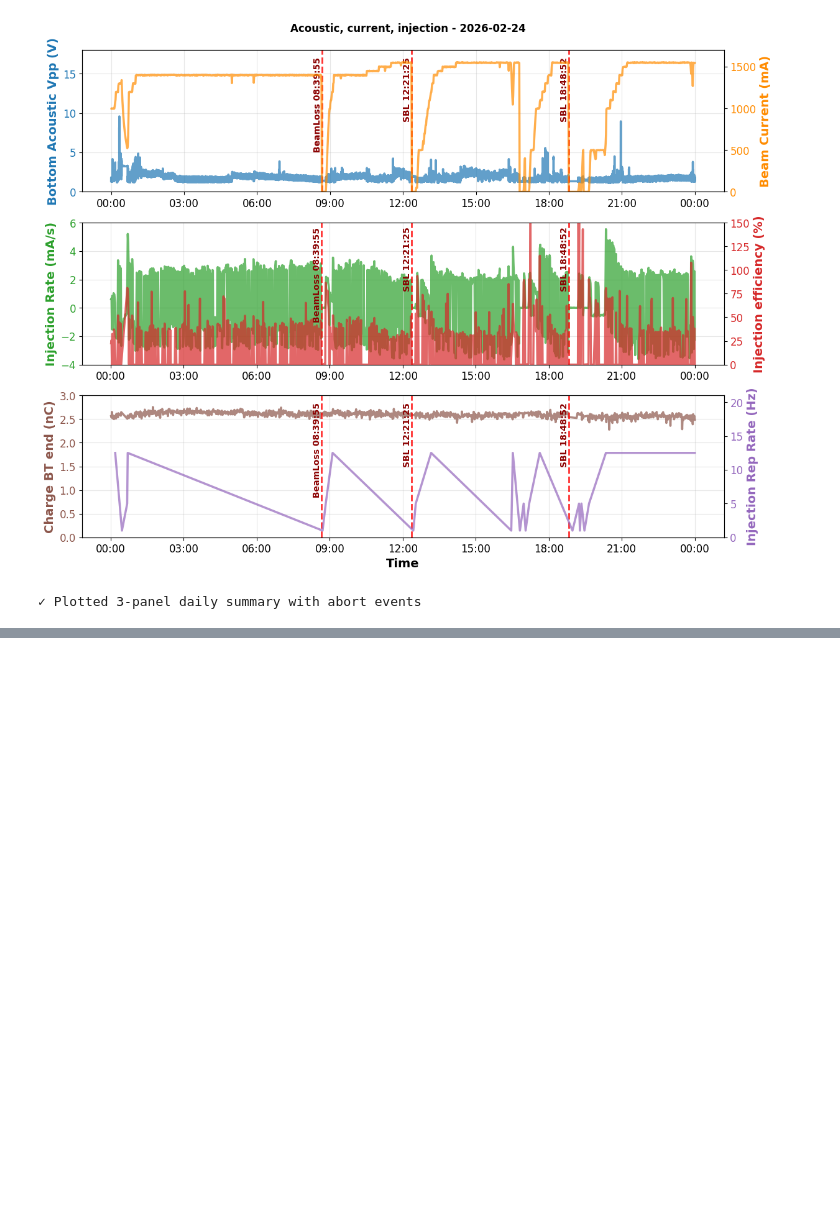
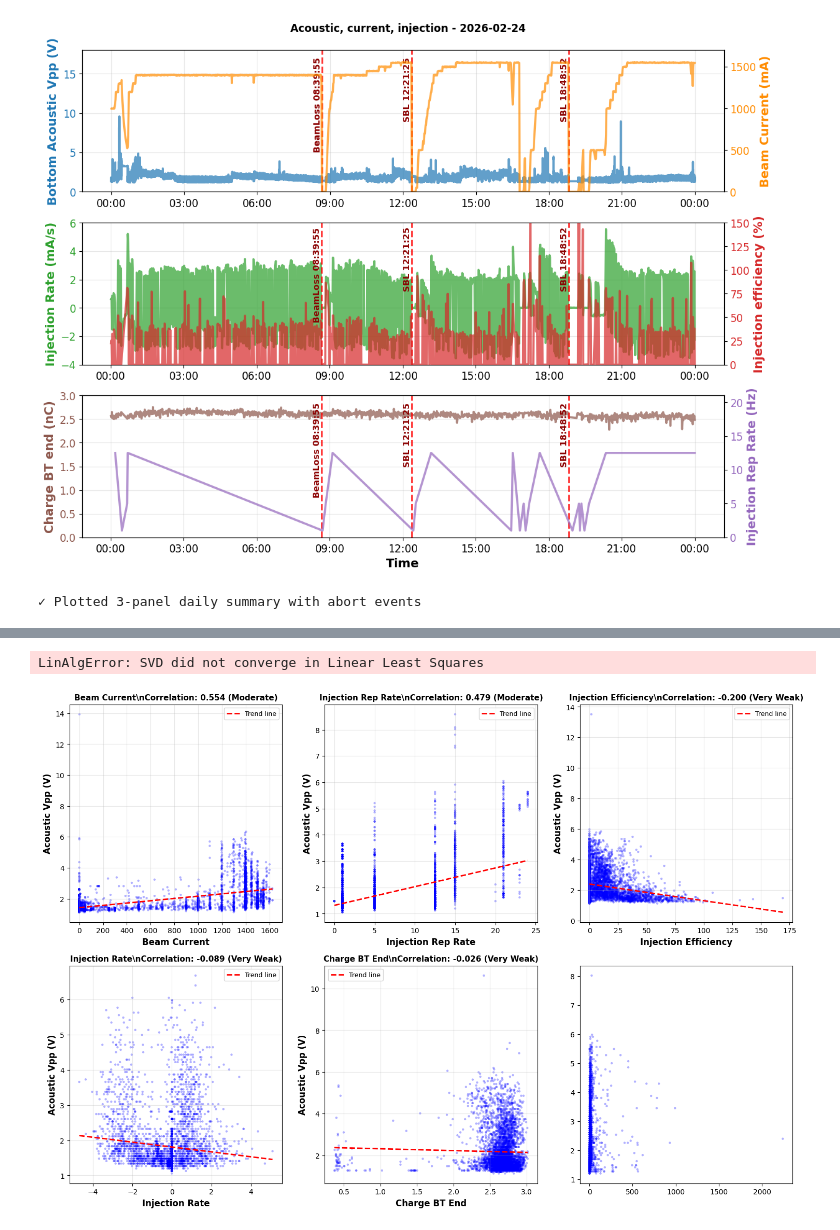
Before and after one commit to xylulu/SBL_code, a Jupyter notebook: Acoustic_csv_plotting_V2.ipynb, the cells around one changed output, grey strips where cells are left out. Cells and saved outputs as stored; diff of their text form; code cells hidden in the pictures; blank space fills up the shorter version.

Commit message:
added correlation calculation for acoustic

```diff
--- a/Acoustic_csv_plotting_V2.ipynb
+++ b/Acoustic_csv_plotting_V2.ipynb
@@ -750,7 +750,7 @@ for date_str_auto in date_folders:
         ax2_right.plot(valid_times_effi_auto, valid_effi_auto,
                       linewidth=2, color=color_effi, alpha=0.7, label=f'Efficiency ({len(valid_effi_auto)} pts)')
         ax2_right.tick_params(axis='y', labelcolor=color_effi, labelsize=12)
-        ax2_right.set_ylim(0, 200)
+        ax2_right.set_ylim(0, 150)
 
     # ===== FIGURE 3: Charge + Injection Rep Rate =====
     if 'A_Qep_BT_end_nC' in machine_df_filtered_auto.columns and 'A_INJ_Rep_ep_Hz' in machine_df_filtered_auto.columns:
@@ -776,7 +776,7 @@ for date_str_auto in date_folders:
         ax3_right.plot(valid_times_rep_auto, valid_rep_auto,
                       linewidth=2, color=color_rep, alpha=0.7, label=f'Rep Rate ({len(valid_rep_auto)} pts)')
         ax3_right.tick_params(axis='y', labelcolor=color_rep, labelsize=12)
-        ax3_right.set_ylim(0, 15)
+        ax3_right.set_ylim(0, 21)
 
         ax3.set_xlabel('Time', fontsize=14, fontweight='bold')
 
@@ -798,7 +798,7 @@ for date_str_auto in date_folders:
                     label_text = f"{row['Category']} {abort_time.strftime('%H:%M:%S')}"
                     ax.text(abort_time, y_pos, label_text,
                            rotation=90, verticalalignment='top', horizontalalignment='right',
-                           fontsize=9, color=text_color, fontweight='bold',
+                           fontsize=9, color=text_color,
                            bbox=dict(boxstyle='round,pad=0.3', facecolor='white', alpha=0.0, edgecolor=text_color))
 
     # Format x-axes
@@ -858,0 +1202,66 @@ Found 30 date folders to process:
+# %%
+# SCATTER PLOTS: Visualize relationships between Acoustic Vpp and Machine Parameters
+
+print("="*80)
+print("SCATTER PLOT ANALYSIS")
+print("="*80)
+
+# Select top parameters by absolute correlation
+top_params = sorted(overall_corr.items(), key=lambda x: abs(x[1]), reverse=True)
+
+# Create scatter plots for top correlated parameters
+n_plots = min(6, len(top_params))  # Show up to 6 scatter plots
+
+fig, axes = plt.subplots(2, 3, figsize=(18, 12))
+axes = axes.flatten()
+
+for idx in range(n_plots):
+    param, corr = top_params[idx]
+    ax = axes[idx]
+
+    # Get valid data points
+    valid_mask = all_merged_df['vpp_volts'].notna() & all_merged_df[param].notna()
+    x_data = all_merged_df.loc[valid_mask, param]
+    y_data = all_merged_df.loc[valid_mask, 'vpp_volts']
+
+    # Sample data if too many points (for faster plotting)
+    if len(x_data) > 5000:
+        sample_indices = np.random.choice(len(x_data), 5000, replace=False)
+        x_data = x_data.iloc[sample_indices]
+        y_data = y_data.iloc[sample_indices]
+
+    # Create scatter plot
+    ax.scatter(x_data, y_data, alpha=0.3, s=10, c='blue', edgecolors='none')
+
+    # Add trend line
+    z = np.polyfit(x_data, y_data, 1)
+    p = np.poly1d(z)
+    x_trend = np.linspace(x_data.min(), x_data.max(), 100)
+    ax.plot(x_trend, p(x_trend), "r--", linewidth=2, label=f'Trend line')
+
+    # Labels and title
+    param_display = param_names.get(param, param)
+    ax.set_xlabel(param_display, fontsize=12, fontweight='bold')
+    ax.set_ylabel('Acoustic Vpp (V)', fontsize=12, fontweight='bold')
+    ax.set_title(f'{param_display}\\nCorrelation: {corr:.3f} ({corr_strength(corr)})',
+                fontsize=11, fontweight='bold')
+    ax.grid(True, alpha=0.3)
+    ax.tick_params(labelsize=10)
+    ax.legend(fontsize=9)
+
+    print(f"  ✓ Scatter plot {idx+1}/{n_plots}: {param_display} (r={corr:.3f}, n={len(x_data)})")
+
+# Hide unused subplots
+for idx in range(n_plots, 6):
+    axes[idx].axis('off')
+
+plt.suptitle('Acoustic Vpp vs Machine Parameters - Scatter Plots (All Dates)',
+            fontsize=16, fontweight='bold', y=0.995)
+plt.tight_layout()
+plt.savefig('/Users/xylu/Desktop/Data/acoustic_vpp/daily_plots/correlation_scatter_plots.png',
+           dpi=150, bbox_inches='tight')
+plt.show()
+
+print("\\n✓ Scatter plot analysis complete!")
+print(f"✓ Saved: correlation_scatter_plots.png")
+# %% [output]
@@ -858,0 +1282,2 @@ Found 30 date folders to process:
+LinAlgError: SVD did not converge in Linear Least Squares
+[figure, added]
```
Also changed, not shown: parts of 4 cells of this notebook.
